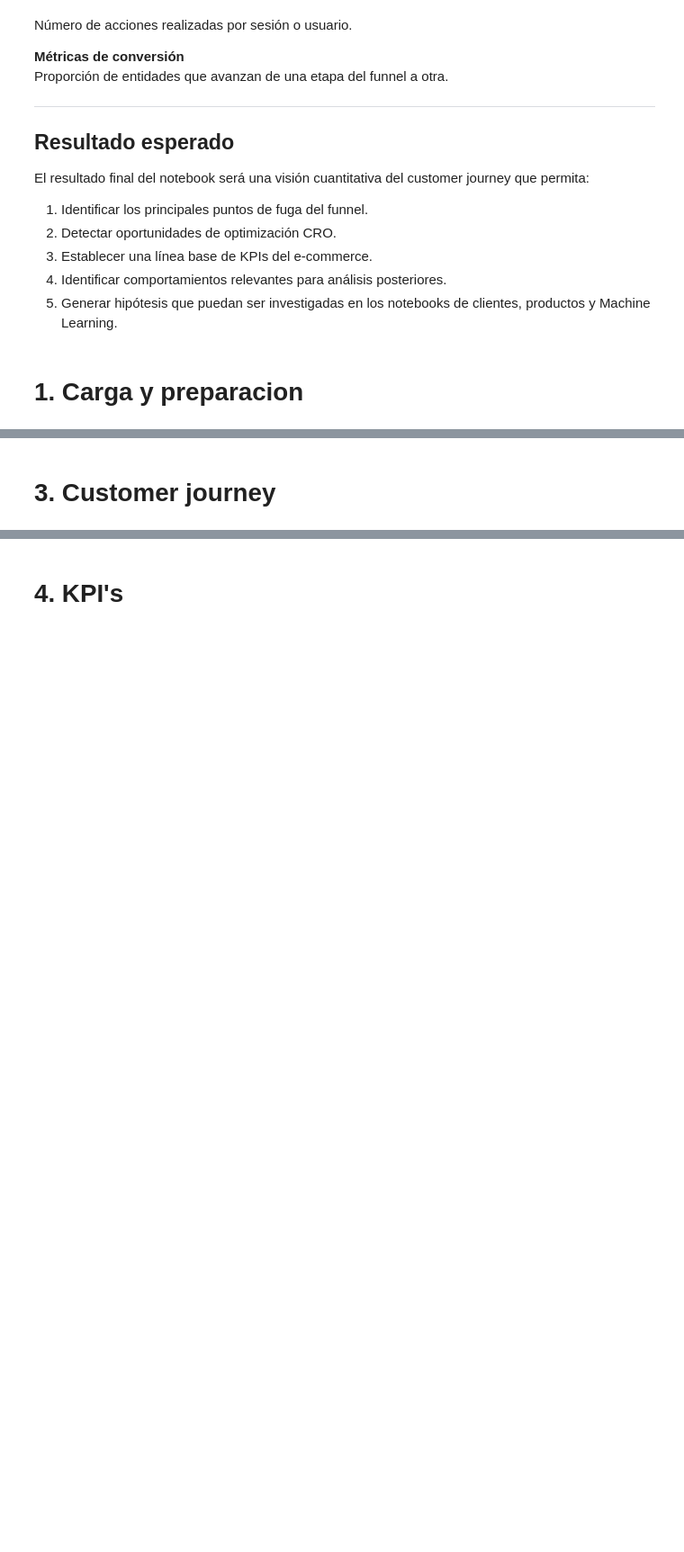
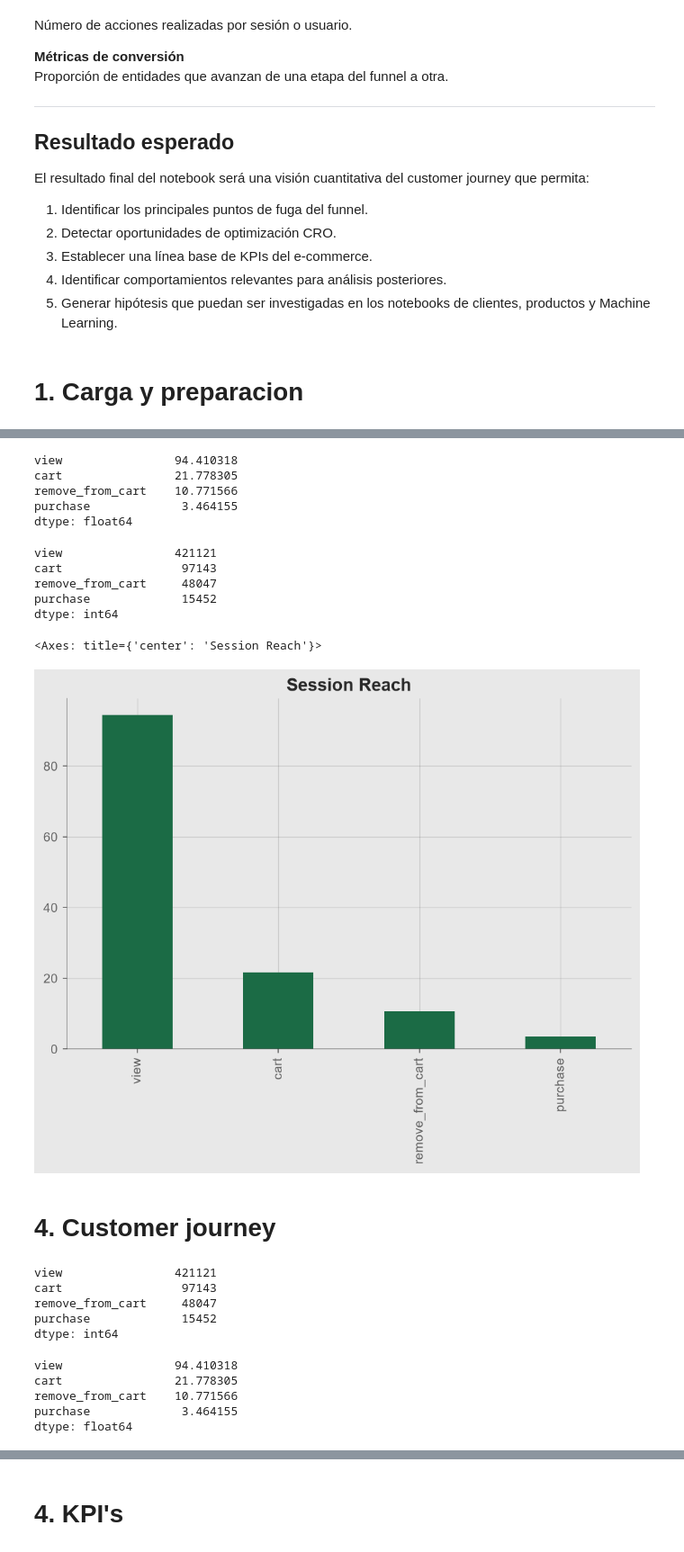
Before and after one commit to Nicosuarezso/ecommerce-cosmetics-analytics, a Jupyter notebook: notebooks/03_customer_journey_analysis.ipynb, the cells around one changed output, grey strips where cells are left out. Shown at 90% size. Drawn from its saved outputs; the diff is of its cells as text; code cells hidden in the pictures; blank space fills up the shorter version.

Commit message:
notebooks: 03_customer_journey_analysis Finalizacion de la radiografia inicial de sesiones y customer journey

```diff
--- a/notebooks/03_customer_journey_analysis.ipynb
+++ b/notebooks/03_customer_journey_analysis.ipynb
@@ -117,0 +223,5 @@ El resultado final del notebook será una visión cuantitativa del customer jour
+# %%
+df["date"] = df["event_time"].dt.date
+df["month"] = df["event_time"].dt.to_period("M")
+df["day_of_week"] = df["event_time"].dt.day_name()
+df["hour"] = df["event_time"].dt.hour
@@ -117,0 +268,2 @@ El resultado final del notebook será una visión cuantitativa del customer jour
+# %%
+df["date"] = df["event_time"].dt.normalize()
@@ -119,0 +452,9 @@ El resultado final del notebook será una visión cuantitativa del customer jour
+# %%
+sessions = df.groupby("user_session").agg(
+    user_id=("user_id", "first"),
+    events=("event_type", "size"),
+    views=("event_type", lambda x: (x == "view").sum()),
+    carts=("event_type", lambda x: (x == "cart").sum()),
+    removes=("event_type", lambda x: (x == "remove_from_cart").sum()),
+    purchases=("event_type", lambda x: (x == "purchase").sum())
+).reset_index()
@@ -120,2 +482,53 @@ El resultado final del notebook será una visión cuantitativa del customer jour
+# %%
+session_reach = pd.Series({
+    "view": (sessions["views"] > 0).mean() * 100,
+    "cart": (sessions["carts"] > 0).mean() * 100,
+    "remove_from_cart": (sessions["removes"] > 0).mean() * 100,
+    "purchase": (sessions["purchases"] > 0).mean() * 100
+})
+
+session_reach
+# %% [output]
+view                94.410318
+cart                21.778305
+remove_from_cart    10.771566
+purchase             3.464155
+dtype: float64
+# %%
+session_counts = pd.Series({
+    "view": (sessions["views"] > 0).sum(),
+    "cart": (sessions["carts"] > 0).sum(),
+    "remove_from_cart": (sessions["removes"] > 0).sum(),
+    "purchase": (sessions["purchases"] > 0).sum()
+})
+
+session_counts
+# %% [output]
+view                421121
+cart                 97143
+remove_from_cart     48047
+purchase             15452
+dtype: int64
+# %%
+session_reach.plot(kind="bar", color=NS_ACCENT, title="Session Reach", figsize=(8, 5))
+# %% [output]
+<Axes: title={'center': 'Session Reach'}>
+[figure, added]
 # %% [markdown]
-# **3. Customer journey**
+# **4. Customer journey**
+# %%
+session_counts
+# %% [output]
+view                421121
+cart                 97143
+remove_from_cart     48047
+purchase             15452
+dtype: int64
+# %%
+session_reach
+# %% [output]
+view                94.410318
+cart                21.778305
+remove_from_cart    10.771566
+purchase             3.464155
+dtype: float64
```
Also changed, not shown: parts of 53 cells of this notebook, 1 other file.
